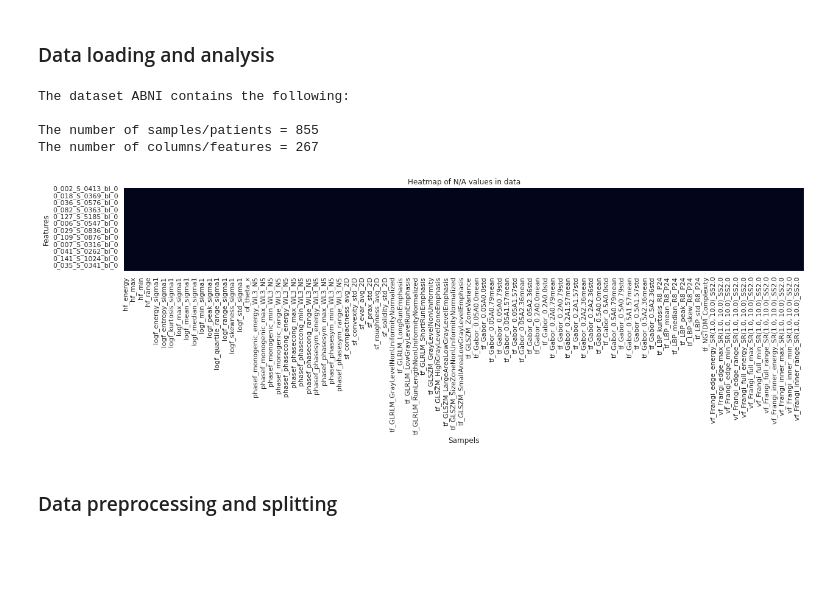
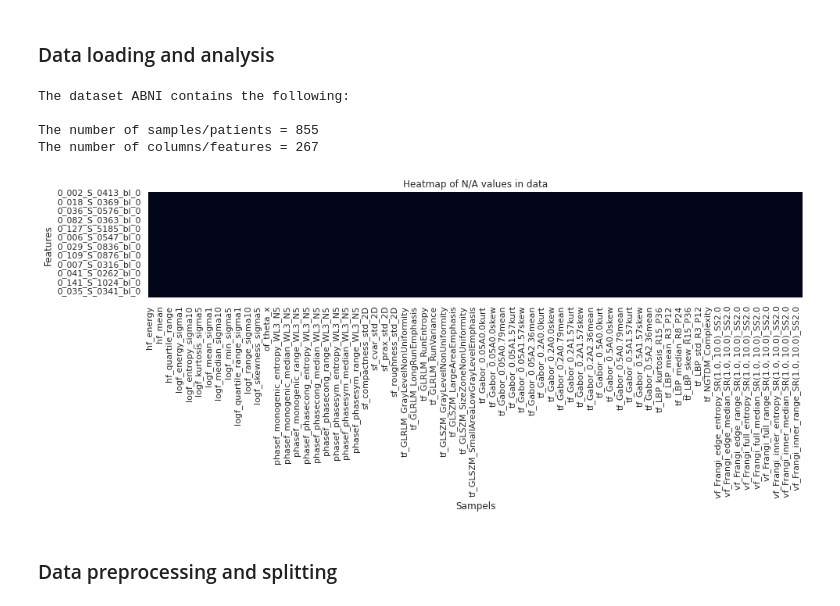
Before and after one commit to Enzo-Kerkhof/TM10007_PROJECT, a Jupyter notebook: assignment.ipynb, the cells around one changed output. Cells and saved outputs as stored; diff of their text form; code cells hidden in the pictures; blank space fills up the shorter version.

```diff
--- a/assignment.ipynb
+++ b/assignment.ipynb
@@ -37,30 +37,30 @@ from sklearn import neighbors
 # %%
 # Import premade data loading function
 from adni.load_data import load_data
 
 data = load_data()
 
 # Drop labels from dataframe
 X = data.drop(['label'], axis=1)
 
 print('The dataset ABNI contains the following:\n')
 print(f'The number of samples/patients = {len(X.index)}')
 print(f'The number of columns/features = {len(X.columns)}\n')
 
 # Heatmap to check number of n/a
 pd.options.mode.use_inf_as_na = True
-plt.figure(figsize=(20, 2.5))
+plt.figure(figsize=(15, 2.5))
 sns.heatmap(X.isnull(), cbar=False)
 plt.title('Heatmap of N/A values in data')
 plt.xlabel('Sampels')
 plt.ylabel('Features')
 plt.show()
 # %% [output]
 The dataset ABNI contains the following:
 
 The number of samples/patients = 855
 The number of columns/features = 267
-[figure, old version]
+[figure, new version]
 # %% [markdown]
 ### Data preprocessing and splitting
 # %%
```
Also changed, not shown: parts of 9 cells of this notebook.
